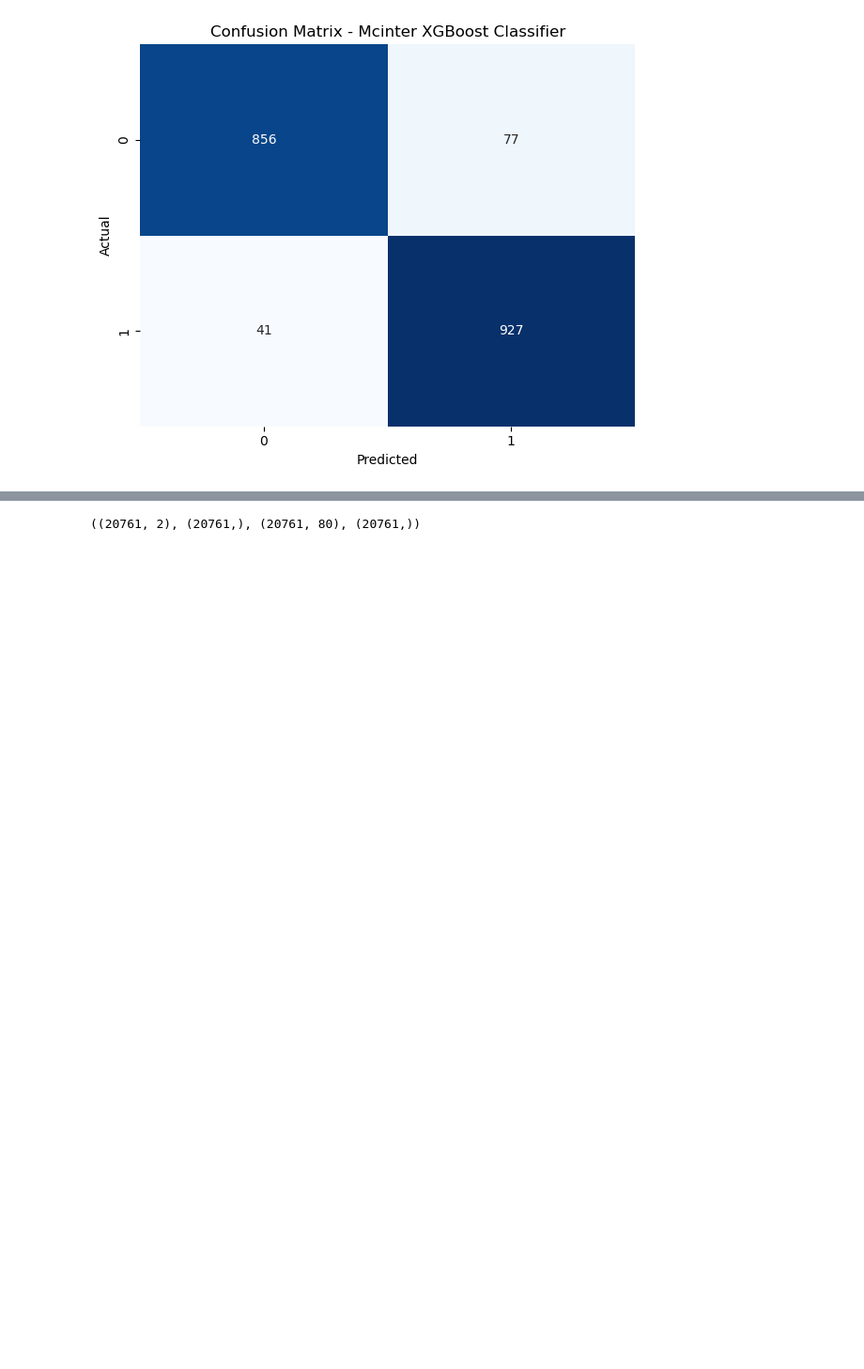
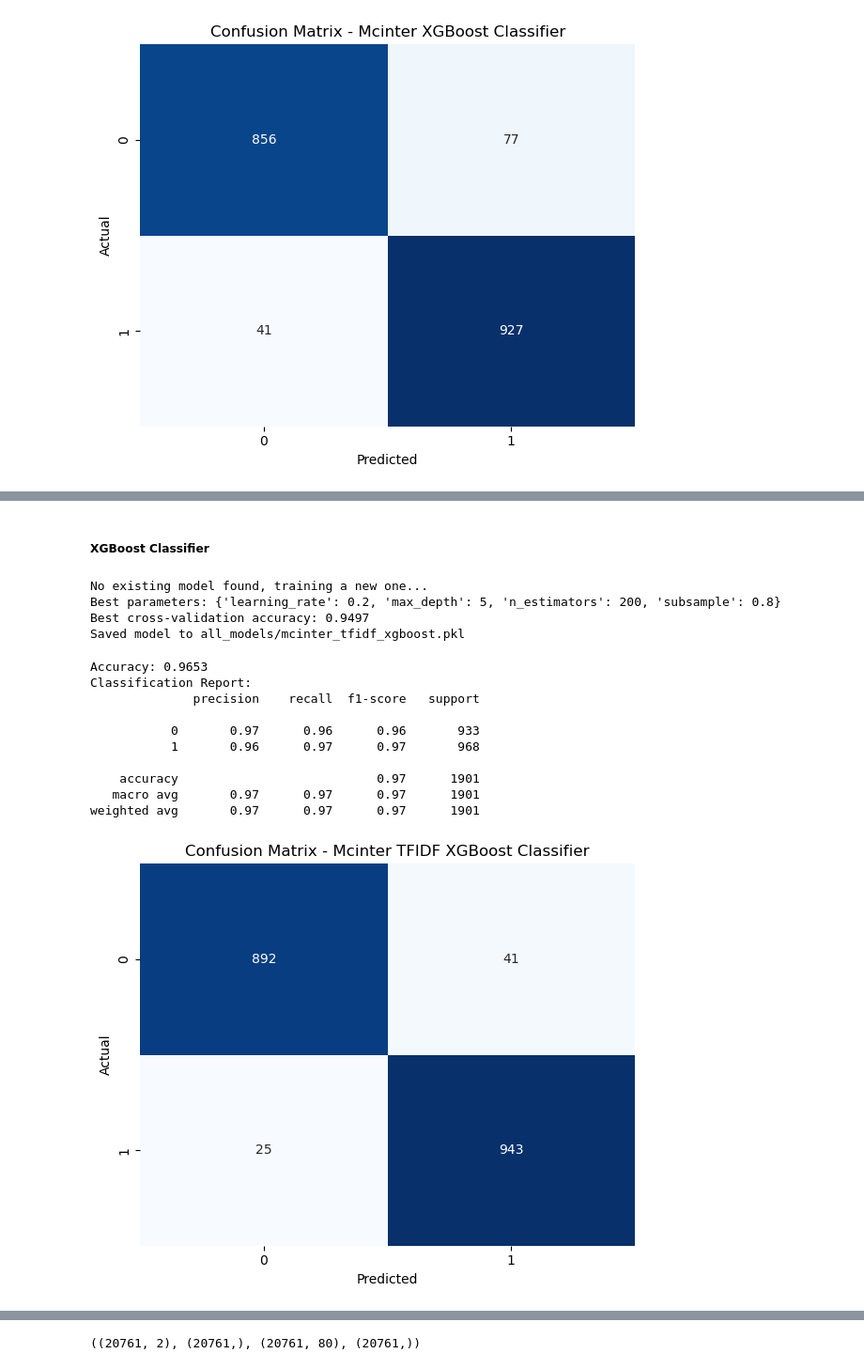
Before and after one commit to fahadthakur/mxn442-assignment2, a Jupyter notebook: fake_news_classifier.ipynb, the cells around one changed output, grey strips where cells are left out. Shown at 94% size. Cells and saved outputs as stored; diff of their text form; code cells hidden in the pictures; blank space fills up the shorter version.

```diff
--- a/fake_news_classifier.ipynb
+++ b/fake_news_classifier.ipynb
@@ -416 +474,24 @@ weighted avg       0.94      0.94      0.94      1901
+# %% [markdown]
+##### XGBoost Classifier
+# %%
+mcinter_xgb_tfidf_model = train_xgboost(X_train, y_train, model_name="mcinter_tfidf")
+# %% [output]
+No existing model found, training a new one...
+Best parameters: {'learning_rate': 0.2, 'max_depth': 5, 'n_estimators': 200, 'subsample': 0.8}
+Best cross-validation accuracy: 0.9497
+Saved model to all_models/mcinter_tfidf_xgboost.pkl
+# %%
+evaluate_model(mcinter_xgb_tfidf_model, X_test, y_test, model_name="Mcinter TFIDF XGBoost Classifier")
+# %% [output]
+Accuracy: 0.9653
+Classification Report:
+              precision    recall  f1-score   support
+
+           0       0.97      0.96      0.96       933
+           1       0.96      0.97      0.97       968
+
+    accuracy                           0.97      1901
+   macro avg       0.97      0.97      0.97      1901
+weighted avg       0.97      0.97      0.97      1901
+[figure, added]
 # %% [markdown]
```
Also changed, not shown: parts of 30 cells of this notebook, 6 other files.
